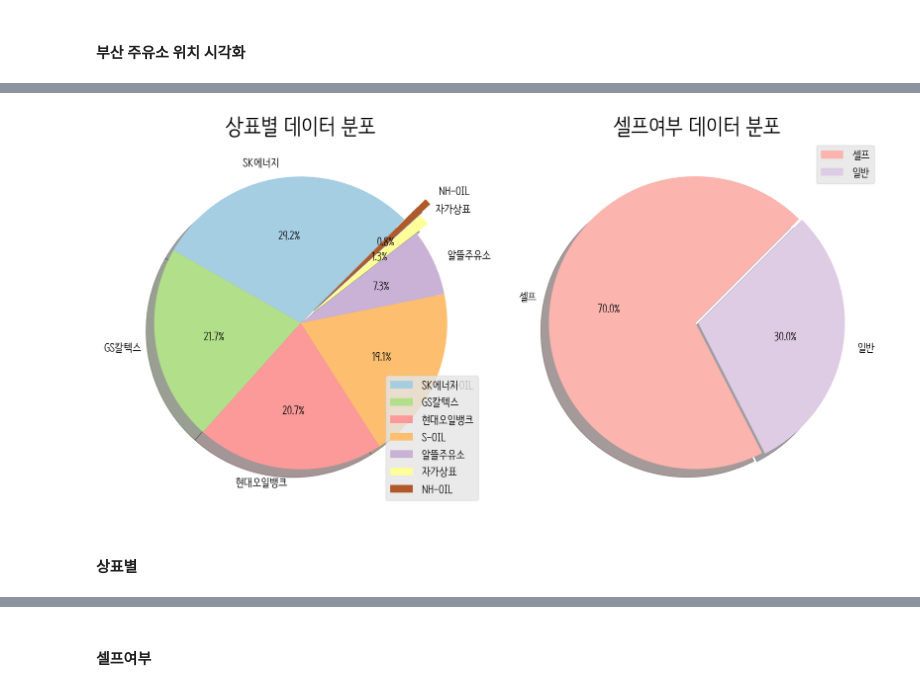
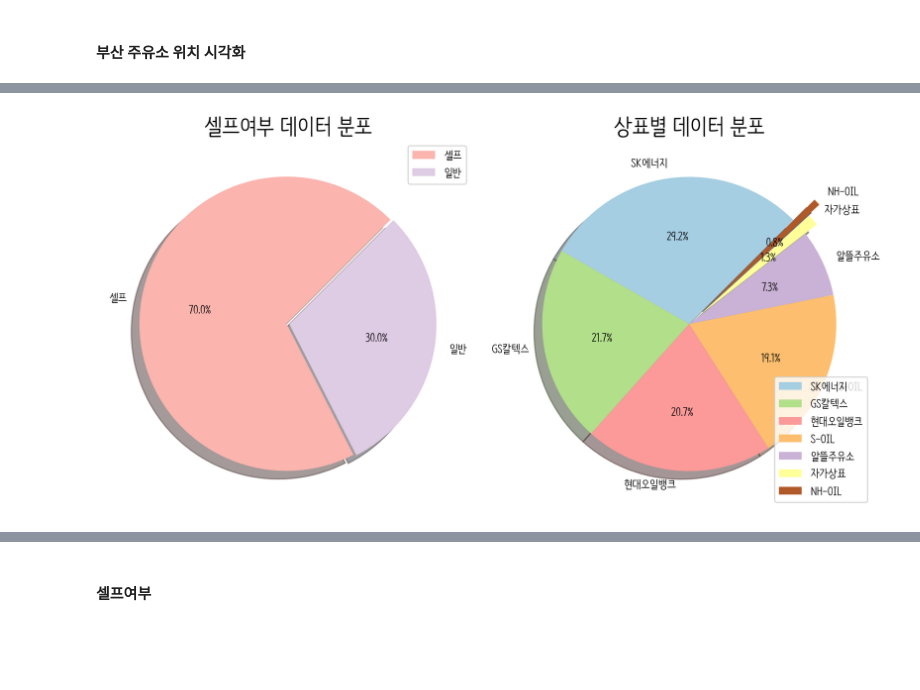
Before and after one commit to certainly-I/Busan-Oil-Price-Analysis, a Jupyter notebook: 주유소_지도_워드.ipynb, the cells around one changed output, grey strips where cells are left out. Cells and saved outputs as stored; diff of their text form; code cells hidden in the pictures; blank space fills up the shorter version.

```diff
--- a/주유소_지도_워드.ipynb
+++ b/주유소_지도_워드.ipynb
@@ -221,30 +221,28 @@ map
 # %%
 fig, ax = plt.subplots(1, 2, figsize=(10, 5), dpi=100, facecolor='white')
 
 count_df = data_get[['상호','상표','셀프여부']].drop_duplicates()
+
+size = count_df['셀프여부'].value_counts()
+labels = count_df['셀프여부'].value_counts().index
+colors = plt.cm.Pastel1(np.linspace(0, 1, 4))
+explode = [0.01, 0.01]
+
+ax[0].pie(size, labels=labels, colors=colors, shadow=True, startangle=45, explode=explode,autopct='%.1f%%')
+ax[0].set_title('셀프여부 데이터 분포',fontsize=20)
+ax[0].legend()
 
 size = count_df['상표'].value_counts()
 labels = count_df['상표'].value_counts().index
 colors=plt.cm.Paired(np.linspace(0,1,count_df['상표'].value_counts().shape[0]))
 explode = [0,0,0,0,0,0.1,0.2]
 
-ax[0].pie(size, labels=labels, colors=colors, shadow=True, startangle=45, explode=explode,autopct='%.1f%%')
-ax[0].set_title('상표별 데이터 분포',fontsize=20)
-ax[0].legend()
+ax[1].pie(size, labels=labels, colors=colors, shadow=True, startangle=45, explode=explode,autopct='%.1f%%')
+ax[1].set_title('상표별 데이터 분포',fontsize=20)
+ax[1].legend()
 
-
-size = count_df['셀프여부'].value_counts()
-labels = count_df['셀프여부'].value_counts().index
-colors = plt.cm.Pastel1(np.linspace(0, 1, 4))
-explode = [0.01, 0.01]
-
-ax[1].pie(size, labels=labels, colors=colors, shadow=True, startangle=45, explode=explode,autopct='%.1f%%')
-ax[1].set_title('셀프여부 데이터 분포',fontsize=20)
-ax[1].legend()
 
 plt.tight_layout()
 plt.show()
 # %% [output]
-[figure, old version]
+[figure, new version]
-# %% [markdown]
-#### 상표별
```
Also changed, not shown: parts of 15 cells of this notebook.
